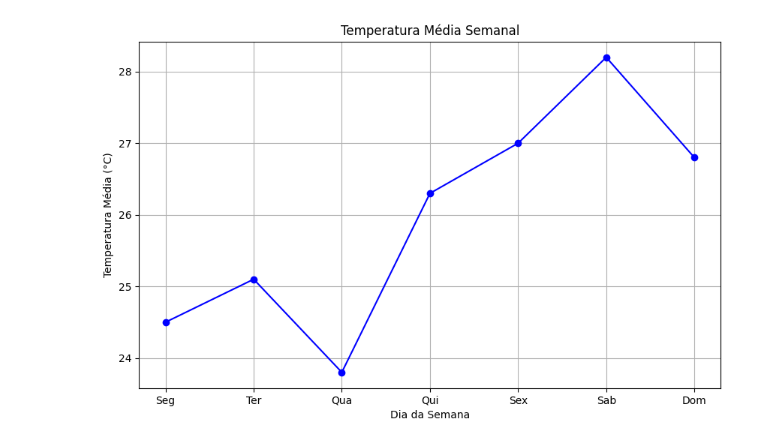
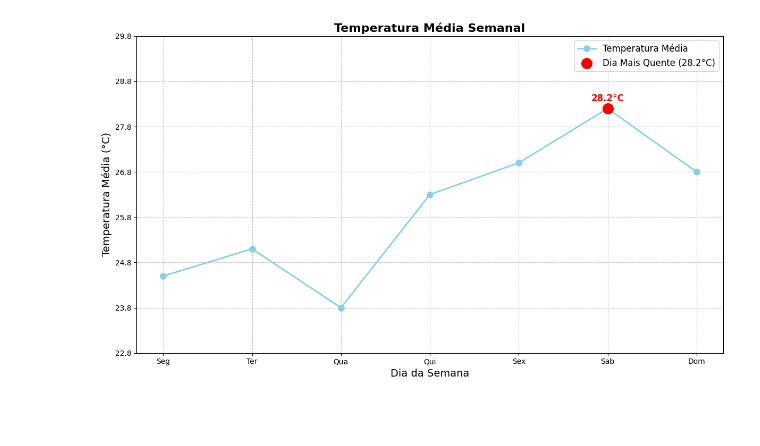
Before and after one commit to gustavoandrade811-beep/Projeto-Integrador2, a Jupyter notebook: Untitled1.ipynb, the cells around one changed output. Drawn from its saved outputs; the diff is of its cells as text; code cells hidden in the pictures; blank space fills up the shorter version.

```diff
--- a/Untitled1.ipynb
+++ b/Untitled1.ipynb
@@ -5,13 +6,33 @@ import matplotlib.pyplot as plt
 
 dias = ["Seg", "Ter", "Qua", "Qui", "Sex", "Sab", "Dom"]
 temperatura_media = [24.5, 25.1, 23.8, 26.3, 27.0, 28.2, 26.8]
-# %%
-plt.figure(figsize=(10, 6))
-plt.plot(dias, temperatura_media, marker='o', linestyle='-', color='b')
-plt.title('Temperatura Média Semanal')
-plt.xlabel('Dia da Semana')
-plt.ylabel('Temperatura Média (°C)')
-plt.grid(True)
-plt.show()
-# %% [output]
-[figure, removed]
+# %%
+# Find the hottest day
+max_temp_index = np.argmax(temperatura_media)
+max_temp_day = dias[max_temp_index]
+max_temp_value = temperatura_media[max_temp_index]
+
+plt.figure(figsize=(12, 7)) # Slightly larger figure for professionalism
+plt.plot(dias, temperatura_media, marker='o', linestyle='-', color='skyblue', linewidth=2, markersize=8, label='Temperatura Média') # Professional line style and color
+
+# Highlight the hottest day
+plt.scatter(max_temp_day, max_temp_value, color='red', s=200, zorder=5, label=f'Dia Mais Quente ({max_temp_value}°C)') # Larger, red marker
+plt.annotate(f'{max_temp_value}°C',
+             (max_temp_day, max_temp_value),
+             textcoords="offset points",
+             xytext=(0,10),
+             ha='center',
+             fontsize=12,
+             color='red',
+             fontweight='bold')
+
+plt.title('Temperatura Média Semanal', fontsize=16, fontweight='bold') # Professional title
+plt.xlabel('Dia da Semana', fontsize=14) # Professional x-axis label
+plt.ylabel('Temperatura Média (°C)', fontsize=14) # Professional y-axis label
+plt.grid(True, linestyle='--', alpha=0.7) # Improved grid
+plt.legend(fontsize=12) # Add legend
+plt.yticks(np.arange(min(temperatura_media)-1, max(temperatura_media)+2, 1)) # Set y-axis ticks for better readability
+plt.tight_layout() # Adjust layout to prevent labels from being cut off
+plt.show()
+# %% [output]
+[figure, added]
```
Also changed, not shown: parts of 2 cells of this notebook.
